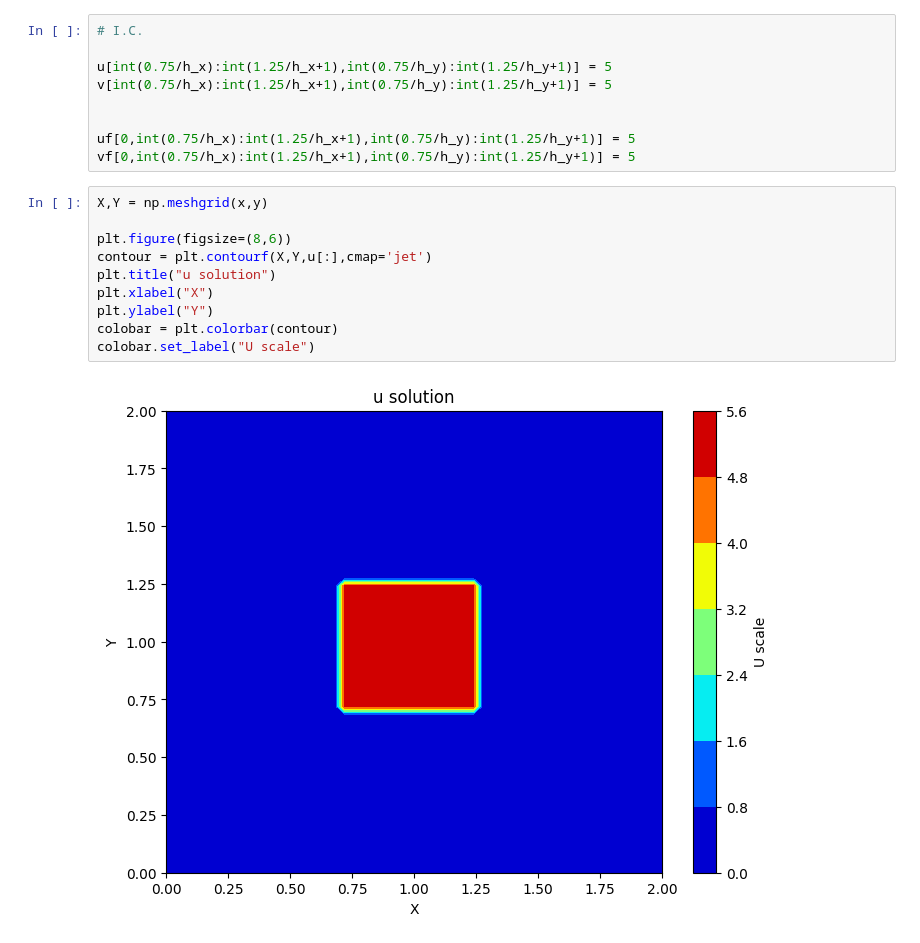
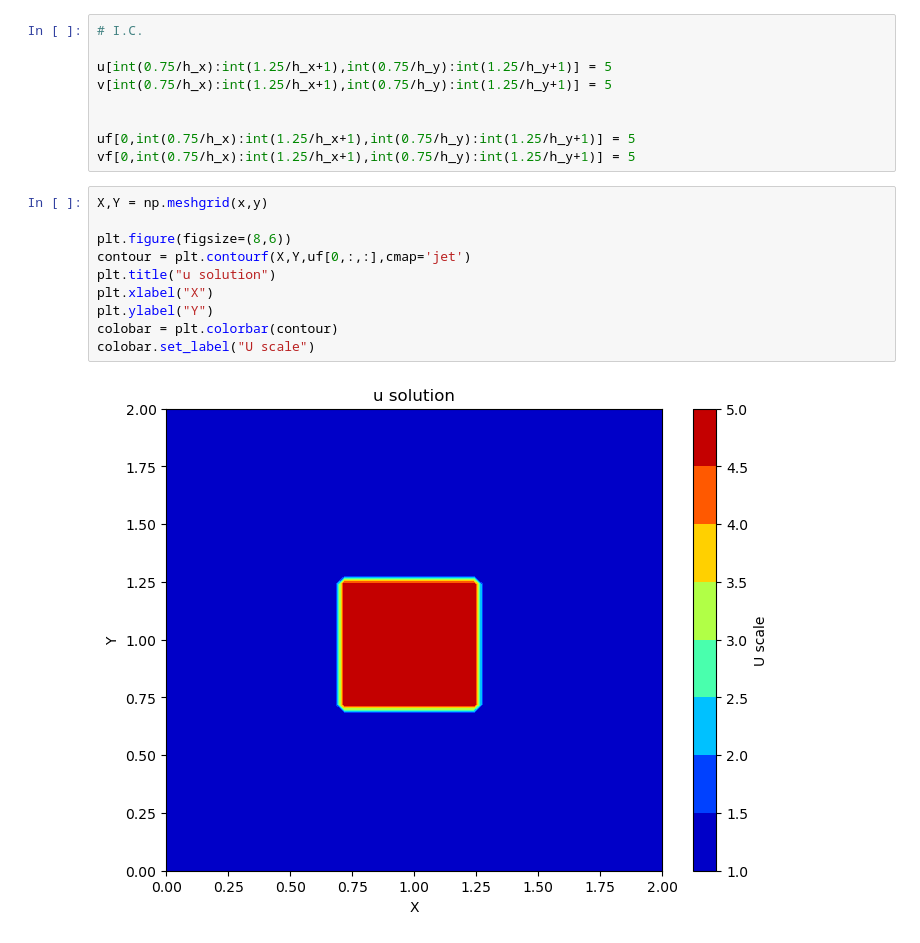
Before and after one commit to Esterci/pin_course, a Jupyter notebook: numerical_burguers_equation.ipynb, the cells around one changed output. Drawn from its saved outputs; the diff is of its cells as text.

```diff
--- a/numerical_burguers_equation.ipynb
+++ b/numerical_burguers_equation.ipynb
@@ -58,12 +81,12 @@ vf[0,int(0.75/h_x):int(1.25/h_x+1),int(0.75/h_y):int(1.25/h_y+1)] = 5
 # %%
 X,Y = np.meshgrid(x,y)
 
 plt.figure(figsize=(8,6))
-contour = plt.contourf(X,Y,u[:],cmap='jet')
+contour = plt.contourf(X,Y,uf[0,:,:],cmap='jet')
 plt.title("u solution")
 plt.xlabel("X")
 plt.ylabel("Y")
 colobar = plt.colorbar(contour)
 colobar.set_label("U scale")
 # %% [output]
-[figure, old version]
+[figure, new version]
```
Also changed, not shown: parts of 4 cells of this notebook, 1 other file.
